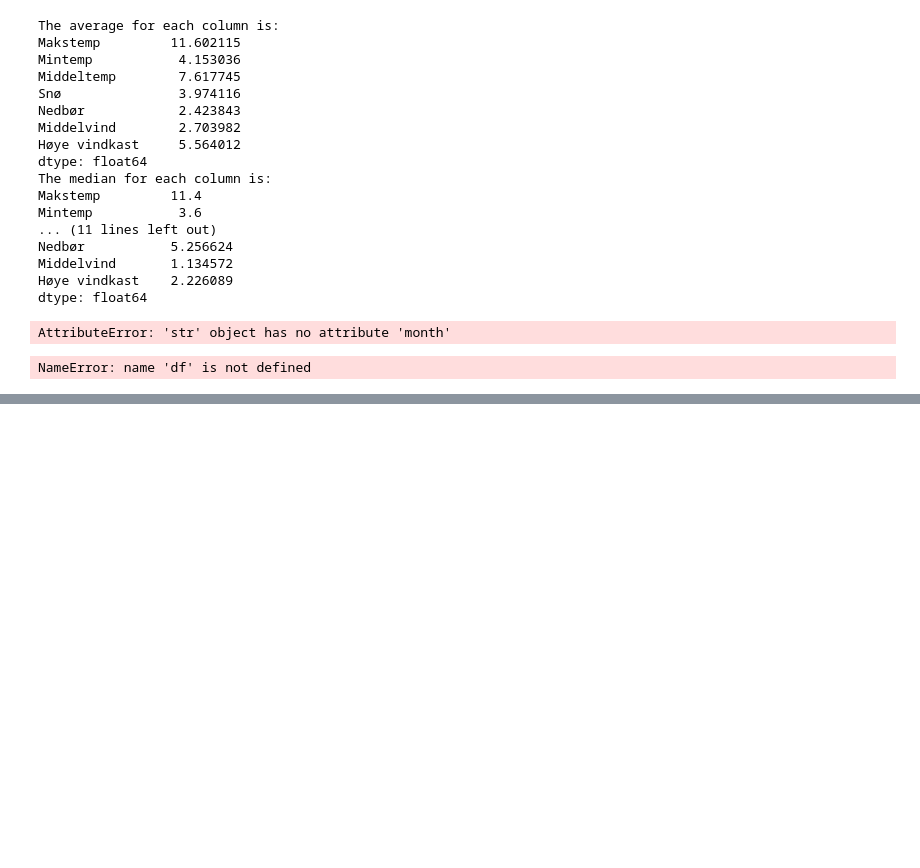
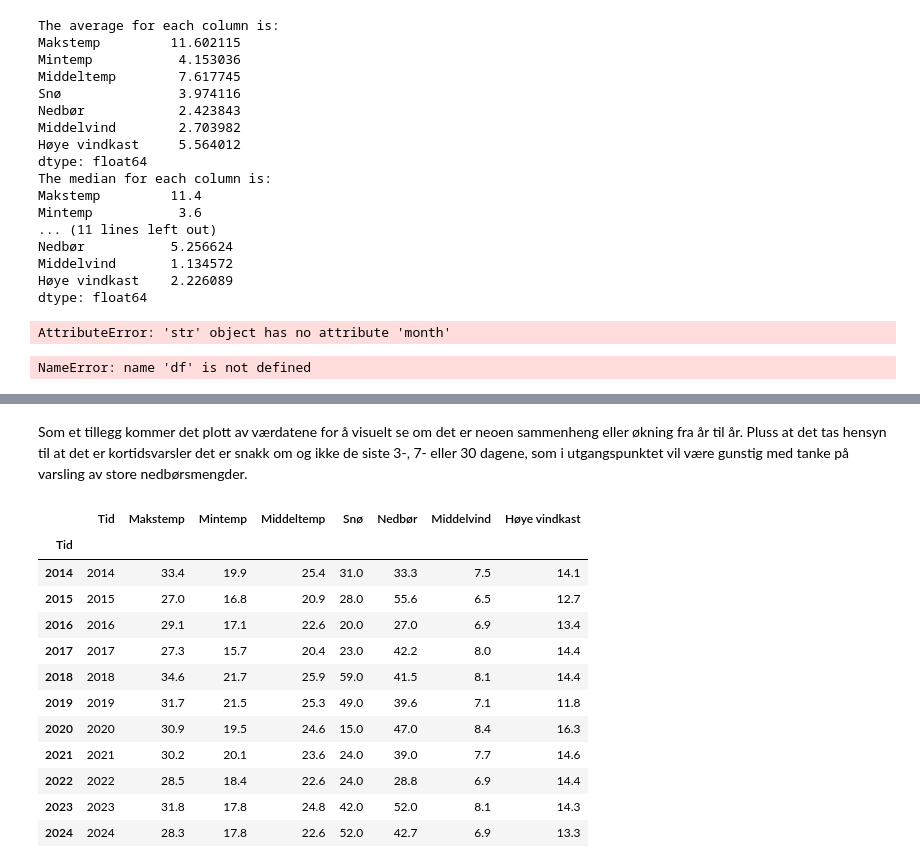
Before and after one commit to livemols/Miljo_dataanalyse_applikasjon, a Jupyter notebook: notebooks/data_analysis.ipynb, the cells around one changed output, grey strips where cells are left out. Drawn from its saved outputs; the diff is of its cells as text; code cells hidden in the pictures; blank space fills up the shorter version.

```diff
--- a/notebooks/data_analysis.ipynb
+++ b/notebooks/data_analysis.ipynb
@@ -107,0 +202,18 @@ NameError: name 'df' is not defined
+# %% [markdown]
+Som et tillegg kommer det plott av værdatene for å visuelt se om det er neoen sammenheng eller økning fra år til år. Pluss at det tas hensyn til at det er kortidsvarsler det er snakk om og ikke de siste 3-, 7- eller 30 dagene, som i utgangspunktet vil være gunstig med tanke på varsling av store nedbørsmengder.
+# %%
+da.years_max()
+# %% [output]
+|  | Tid | Makstemp | Mintemp | Middeltemp | Snø | Nedbør | Middelvind | Høye vindkast |
+| Tid |  |  |  |  |  |  |  |  |
+| 2014 | 2014 | 33.4 | 19.9 | 25.4 | 31.0 | 33.3 | 7.5 | 14.1 |
+| 2015 | 2015 | 27.0 | 16.8 | 20.9 | 28.0 | 55.6 | 6.5 | 12.7 |
+| 2016 | 2016 | 29.1 | 17.1 | 22.6 | 20.0 | 27.0 | 6.9 | 13.4 |
+| 2017 | 2017 | 27.3 | 15.7 | 20.4 | 23.0 | 42.2 | 8.0 | 14.4 |
+| 2018 | 2018 | 34.6 | 21.7 | 25.9 | 59.0 | 41.5 | 8.1 | 14.4 |
+| 2019 | 2019 | 31.7 | 21.5 | 25.3 | 49.0 | 39.6 | 7.1 | 11.8 |
+| 2020 | 2020 | 30.9 | 19.5 | 24.6 | 15.0 | 47.0 | 8.4 | 16.3 |
+| 2021 | 2021 | 30.2 | 20.1 | 23.6 | 24.0 | 39.0 | 7.7 | 14.6 |
+| 2022 | 2022 | 28.5 | 18.4 | 22.6 | 24.0 | 28.8 | 6.9 | 14.4 |
+| 2023 | 2023 | 31.8 | 17.8 | 24.8 | 42.0 | 52.0 | 8.1 | 14.3 |
+| 2024 | 2024 | 28.3 | 17.8 | 22.6 | 52.0 | 42.7 | 6.9 | 13.3 |
```
Also changed, not shown: parts of 8 cells of this notebook, 4 other files.
